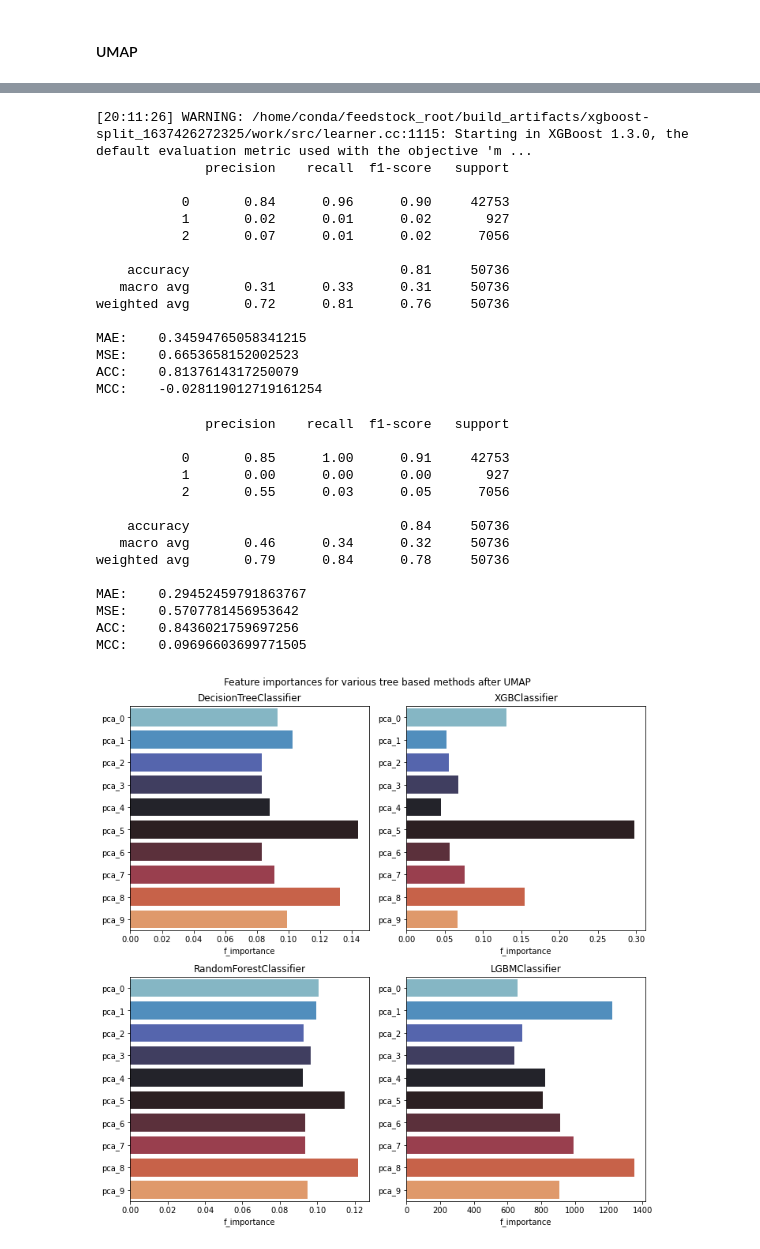
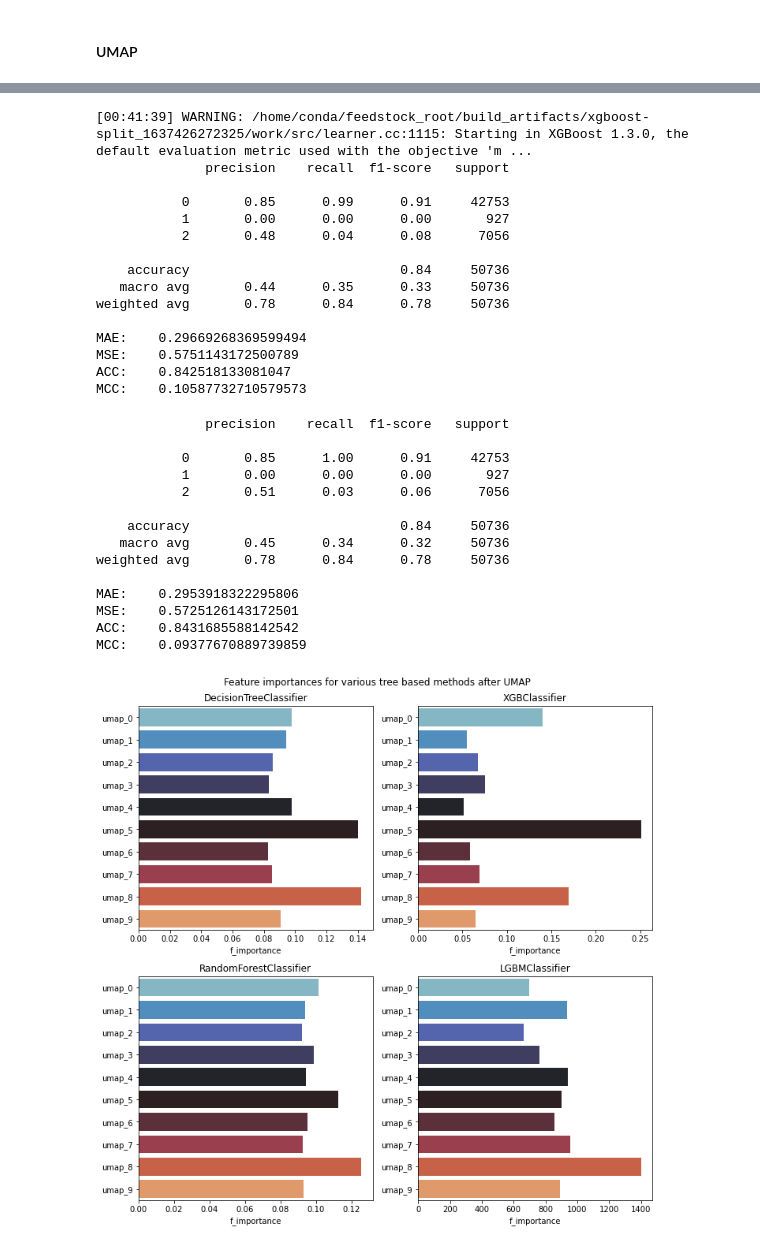
Before and after one commit to andnic51294/Diabetes_prediction, a Jupyter notebook: experimentation.ipynb, the cells around one changed output, grey strips where cells are left out. Saved outputs shown, nothing was run; the diff lists cells and outputs as text; code cells hidden in the pictures.

```diff
--- a/experimentation.ipynb
+++ b/experimentation.ipynb
@@ -335,6 +339,5 @@ plt.show()
 # %%
-#### PCA
-dim_reduction = umap.UMAP(n_components = 10)
+dim_reduction = umap.umap_.UMAP(n_components = 10)
 dim_reduced_X_train = dim_reduction.fit_transform(X_train)
 dim_reduced_X_test = dim_reduction.transform(X_test)
 # %%
@@ -383,24 +386,24 @@ MCC:    0.1648261211735937
 with mlflow.start_run(run_name = "XGB, umap = 10", experiment_id = 1) as run:
     xgb_umap = xgboost.XGBClassifier()
     xgb_umap.fit(dim_reduced_X_train, Y_train)
-    Y_preds = xgb_pca.predict(dim_reduced_X_test)
+    Y_preds = xgb_umap.predict(dim_reduced_X_test)
     custom_logging(Y_test, Y_preds)
 # %% [output]
-[20:11:26] WARNING: /home/conda/feedstock_root/build_artifacts/xgboost-split_1637426272325/work/src/learner.cc:1115: Starting in XGBoost 1.3.0, the default evaluation metric used with the objective 'm ...
+[00:41:39] WARNING: /home/conda/feedstock_root/build_artifacts/xgboost-split_1637426272325/work/src/learner.cc:1115: Starting in XGBoost 1.3.0, the default evaluation metric used with the objective 'm ...
               precision    recall  f1-score   support
 
-           0       0.84      0.96      0.90     42753
-           1       0.02      0.01      0.02       927
-           2       0.07      0.01      0.02      7056
+           0       0.85      0.99      0.91     42753
+           1       0.00      0.00      0.00       927
+           2       0.48      0.04      0.08      7056
 
-    accuracy                           0.81     50736
-   macro avg       0.31      0.33      0.31     50736
-weighted avg       0.72      0.81      0.76     50736
+    accuracy                           0.84     50736
+   macro avg       0.44      0.35      0.33     50736
+weighted avg       0.78      0.84      0.78     50736
 
-MAE:    0.34594765058341215
-MSE:    0.6653658152002523
-ACC:    0.8137614317250079
-MCC:    -0.028119012719161254
+MAE:    0.29669268369599494
+MSE:    0.5751143172500789
+ACC:    0.842518133081047
+MCC:    0.10587732710579573
 # %%
 with mlflow.start_run(run_name = "LGBM, umap = 10", experiment_id = 1) as run:
     lgbm_umap = lightgbm.LGBMClassifier()
@@ -412,38 +415,38 @@ with mlflow.start_run(run_name = "LGBM, umap = 10", experiment_id = 1) as run:
 
            0       0.85      1.00      0.91     42753
            1       0.00      0.00      0.00       927
-           2       0.55      0.03      0.05      7056
+           2       0.51      0.03      0.06      7056
 
     accuracy                           0.84     50736
-   macro avg       0.46      0.34      0.32     50736
-weighted avg       0.79      0.84      0.78     50736
+   macro avg       0.45      0.34      0.32     50736
+weighted avg       0.78      0.84      0.78     50736
 
-MAE:    0.29452459791863767
-MSE:    0.5707781456953642
-ACC:    0.8436021759697256
-MCC:    0.09696603699771505
+MAE:    0.2953918322295806
+MSE:    0.5725126143172501
+ACC:    0.8431685588142542
+MCC:    0.09377670889739859
 # %%
 fig, axs = plt.subplots(nrows= 2, ncols = 2, figsize = (10,10))
 dim_features = pd.DataFrame(dim_reduced_X_train)
-dim_features.columns = ["pca_" + str(i) for i in range(len(dim_features.columns))]
+dim_features.columns = ["umap_" + str(i) for i in range(len(dim_features.columns))]
 
 i, j = 0, 0
 for model in [decision_tree_umap, rf_umap, xgb_umap, lgbm_umap]:
     if i == 2:
         i = 0
         j = 1
     fi_subset = pd.DataFrame(model.feature_importances_, index = dim_features.columns,
             columns = ['f_importance']).sort_values(by = 'f_importance', ascending=False)
 
     sns.barplot( y = fi_subset.index, x = fi_subset.f_importance,
             ax = axs[i][j],order = dim_features.columns,
             palette = 'icefire').set_title(f"{type(model).__name__}")
 
     i += 1
 
 plt.suptitle("Feature importances for various tree based methods after UMAP")
 plt.tight_layout()
 plt.savefig("plots/fi_umap")
 plt.show()
 # %% [output]
-[figure, old version]
+[figure, new version]
```
Also changed, not shown: parts of 86 cells of this notebook.
